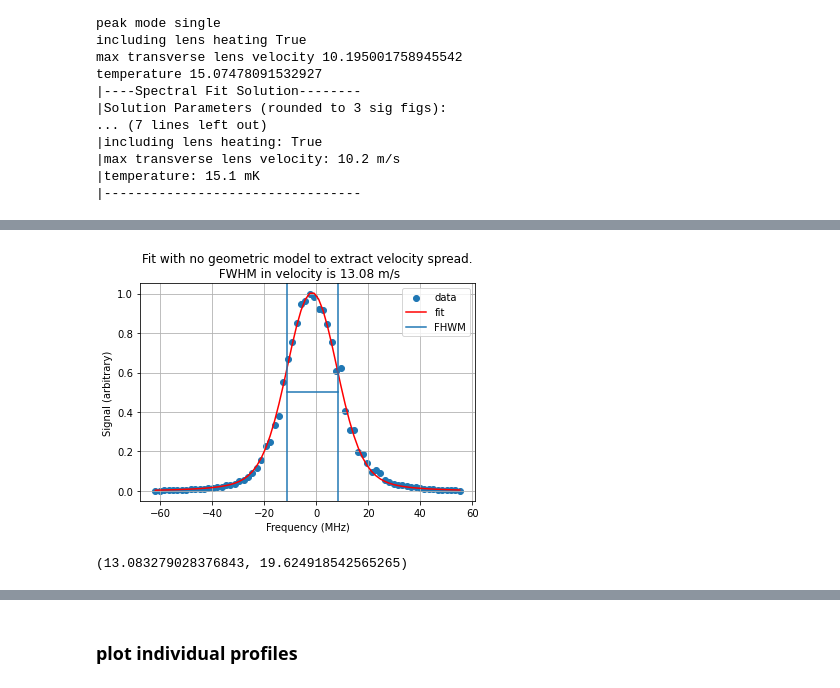
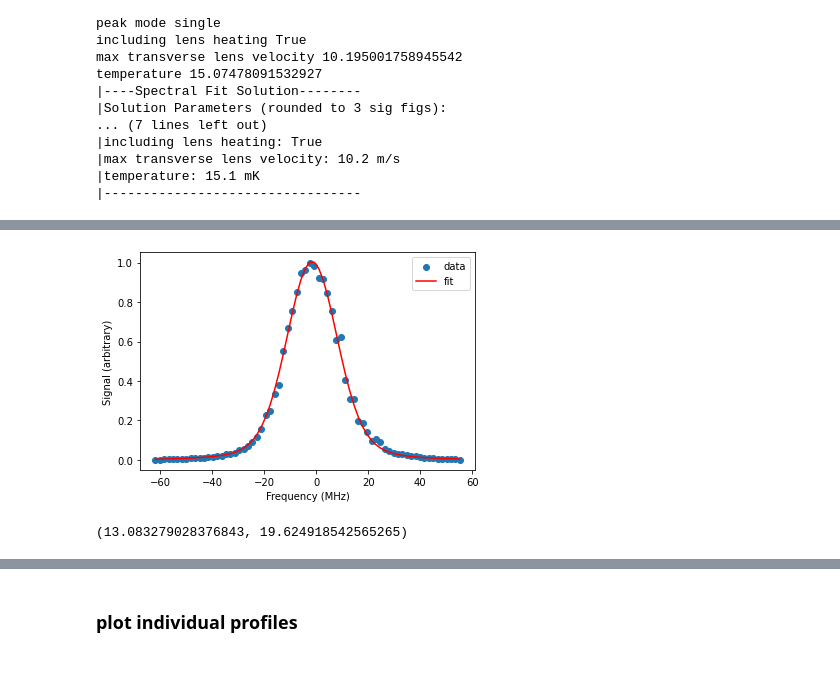
Before and after one commit to BillyTheKidPhysicist/pythonNotebooksAndTools, a Jupyter notebook: farFieldTransTemp.ipynb, the cells around one changed output, grey strips where cells are left out. Saved outputs shown, nothing was run; the diff lists cells and outputs as text; code cells hidden in the pictures.

```diff
--- a/farFieldTransTemp.ipynb
+++ b/farFieldTransTemp.ipynb
@@ -195,21 +212,22 @@ temperature 15.07478091532927
 # %%
 #find velocity FWHM
 fitSol=fit_Spectral_Data(imagesMHzArr,spectralProfile,peakMode='single',gammaLockedToNatural=True,vTMaxLens=None, laserJitter=sigmaLaserJitterMeasured)
-plt.title('Fit with no geometric model to extract velocity spread.\n FWHM in velocity is 13.08 m/s')
+# plt.title('Fit with no geometric model to extract velocity spread.\n FWHM in velocity is 13.08 m/s')
 plt.scatter(imagesMHzArr,spectralProfile,label='data')
 plt.plot(imagesMHzArr,fitSol.fit_Result_Function(imagesMHzArr),c='r',label='fit')
 plt.xlabel("Frequency (MHz)")
 plt.ylabel('Signal (arbitrary)')
 FWHM=fitSol.fitResultsDict['sigma, STDev']*2.355
 f0=fitSol.fitResultsDict['center frequency']
-plt.plot([f0-FWHM/2,f0+FWHM/2],[.5,.5],label="FHWM")
-plt.axvline(x=f0-FWHM/2)
-plt.axvline(x=f0+FWHM/2)
+# plt.plot([f0-FWHM/2,f0+FWHM/2],[.5,.5],label="FHWM")
+# plt.axvline(x=f0-FWHM/2)
+# plt.axvline(x=f0+FWHM/2)
 plt.legend()
-plt.grid()
+# plt.grid()
+plt.savefig('poop1',dpi=100,format='pdf')
 plt.show()
 FWHM_Velocity=FWHM/1.5
 FWHM_Velocity,FWHM
 # %% [output]
-[figure, old version]
+[figure, new version]
 (13.083279028376843, 19.624918542565265)
```
Also changed, not shown: parts of 6 cells of this notebook, 1 other file.
